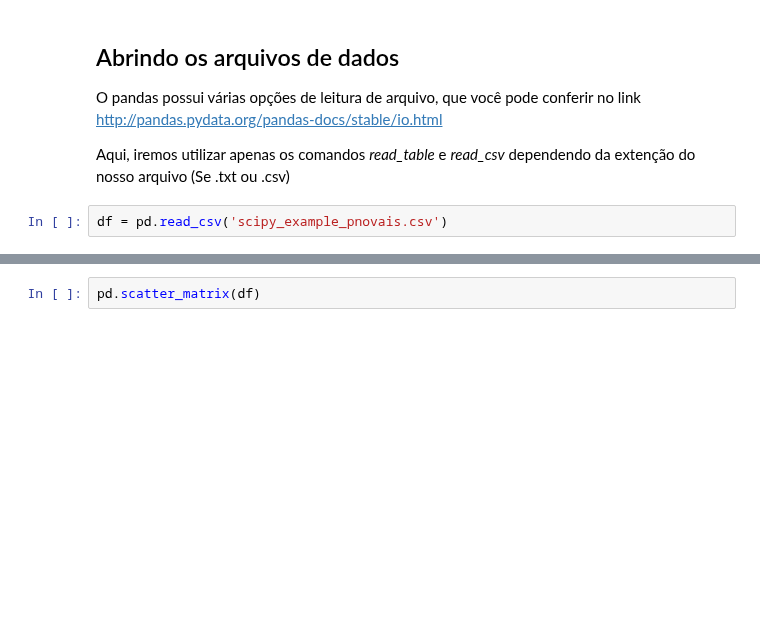
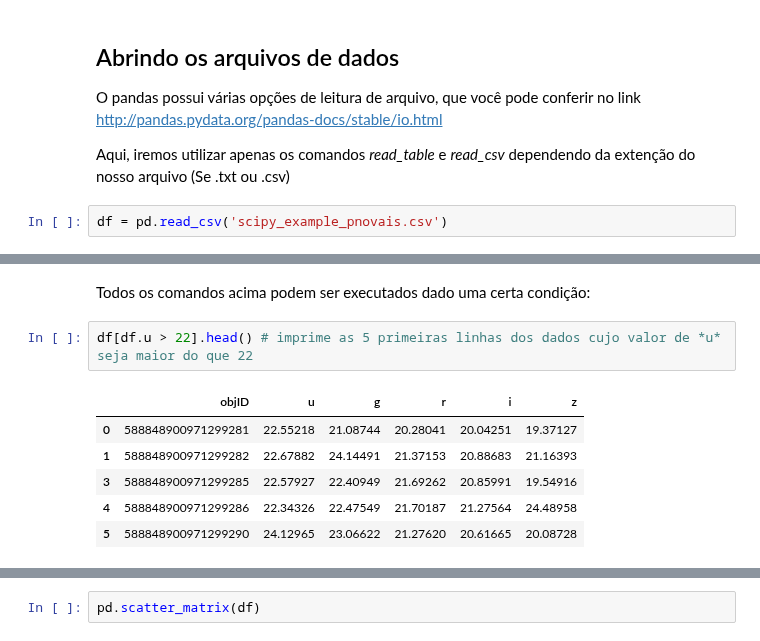
Before and after one commit to pnovais/scipy_panda, a Jupyter notebook: Pandas - breve tutorial.ipynb, the cells around one changed output, grey strips where cells are left out. Cells and saved outputs as stored; diff of their text form; blank space fills up the shorter version.

```diff
--- a/Pandas - breve tutorial.ipynb
+++ b/Pandas - breve tutorial.ipynb
@@ -32,0 +61,11 @@ df.()
+# %% [markdown]
+Todos os comandos acima podem ser executados dado uma certa condição:
+# %%
+df[df.u > 22].head() # imprime as 5 primeiras linhas dos dados cujo valor de *u* seja maior do que 22
+# %% [output]
+|  | objID | u | g | r | i | z |
+| 0 | 588848900971299281 | 22.55218 | 21.08744 | 20.28041 | 20.04251 | 19.37127 |
+| 1 | 588848900971299282 | 22.67882 | 24.14491 | 21.37153 | 20.88683 | 21.16393 |
+| 3 | 588848900971299285 | 22.57927 | 22.40949 | 21.69262 | 20.85991 | 19.54916 |
+| 4 | 588848900971299286 | 22.34326 | 22.47549 | 21.70187 | 21.27564 | 24.48958 |
+| 5 | 588848900971299290 | 24.12965 | 23.06622 | 21.27620 | 20.61665 | 20.08728 |
```
Also changed, not shown: parts of 20 cells of this notebook.
